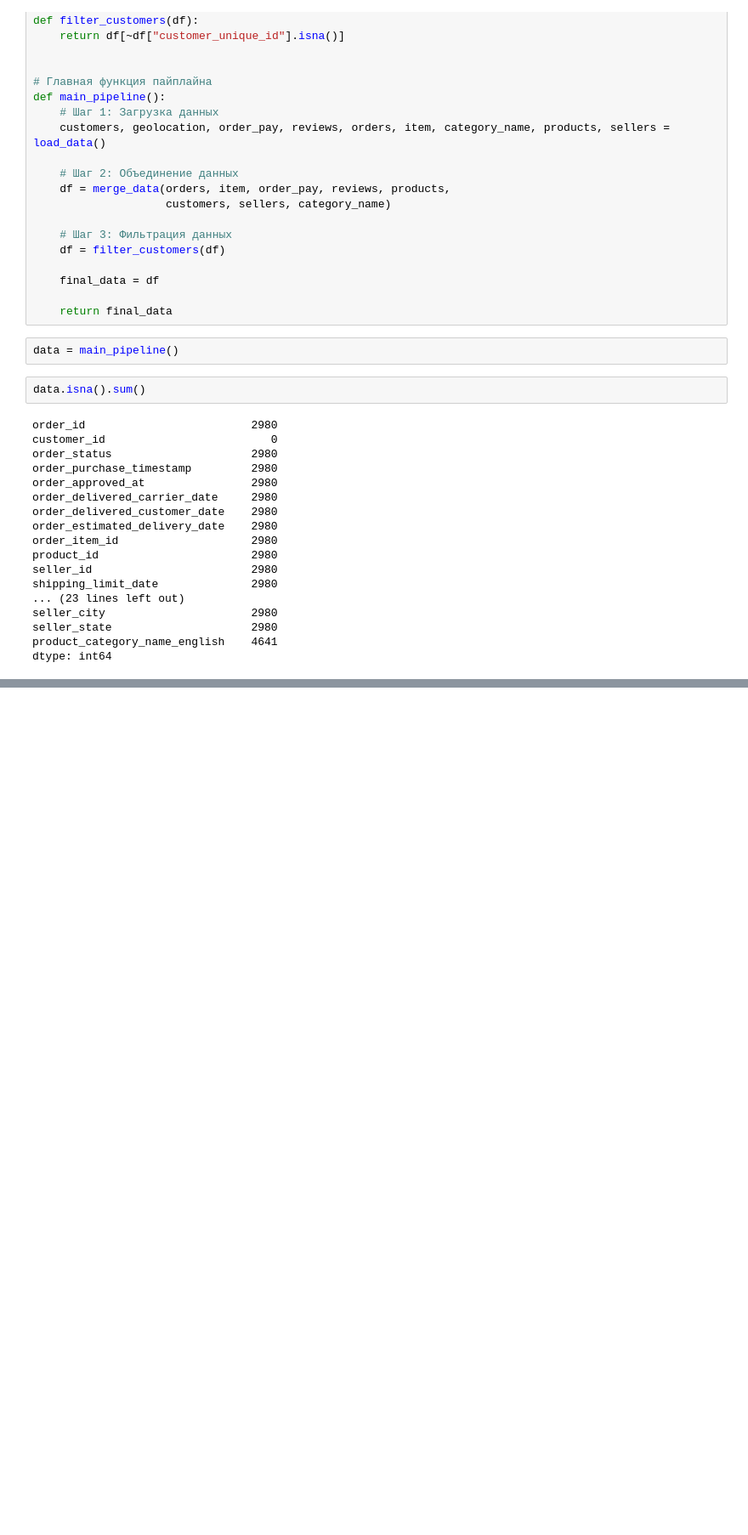
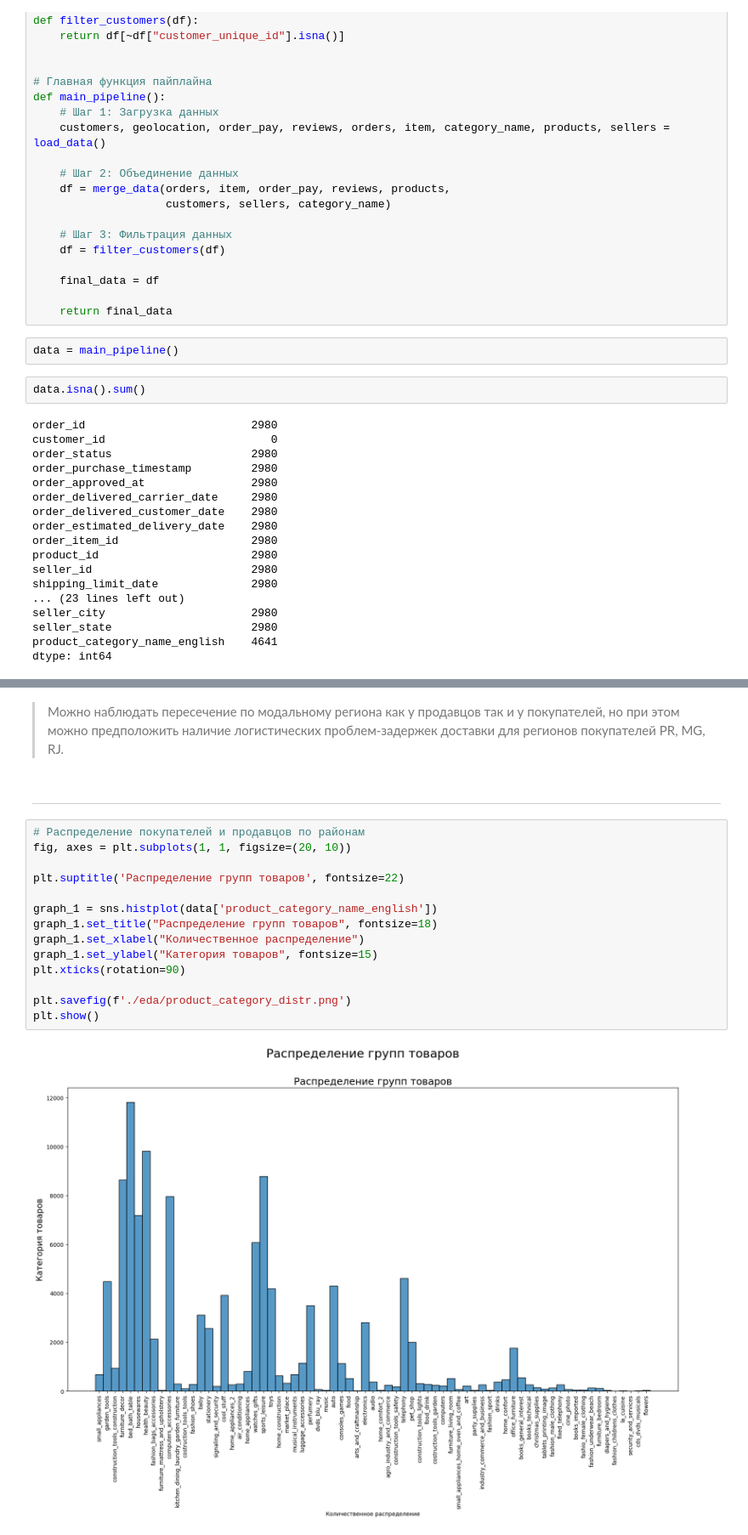
Before and after one commit to alexkondrashov7/-hackathon_2025_mipt, a Jupyter notebook: research/eda.ipynb, the cells around one changed output, grey strips where cells are left out. Shown: that part at 85% size. Cells and saved outputs as stored; diff of their text form; blank space fills up the shorter version.

```diff
--- a/research/eda.ipynb
+++ b/research/eda.ipynb
@@ -106,0 +158,20 @@ data
+# %% [markdown]
+> Можно наблюдать пересечение по модальному региона как у продавцов так и у покупателей, но при этом можно предположить наличие логистических проблем-задержек доставки для регионов покупателей PR, MG, RJ.
+# %% [markdown]
+---
+# %%
+# Распределение покупателей и продавцов по районам
+fig, axes = plt.subplots(1, 1, figsize=(20, 10))
+
+plt.suptitle('Распределение групп товаров', fontsize=22)
+
+graph_1 = sns.histplot(data['product_category_name_english'])
+graph_1.set_title("Распределение групп товаров", fontsize=18)
+graph_1.set_xlabel("Количественное распределение")
+graph_1.set_ylabel("Категория товаров", fontsize=15)
+plt.xticks(rotation=90)
+
+plt.savefig(f'./eda/product_category_distr.png')
+plt.show()
+# %% [output]
+[figure, added]
```
Also changed, not shown: parts of 20 cells of this notebook, 7 other files.
